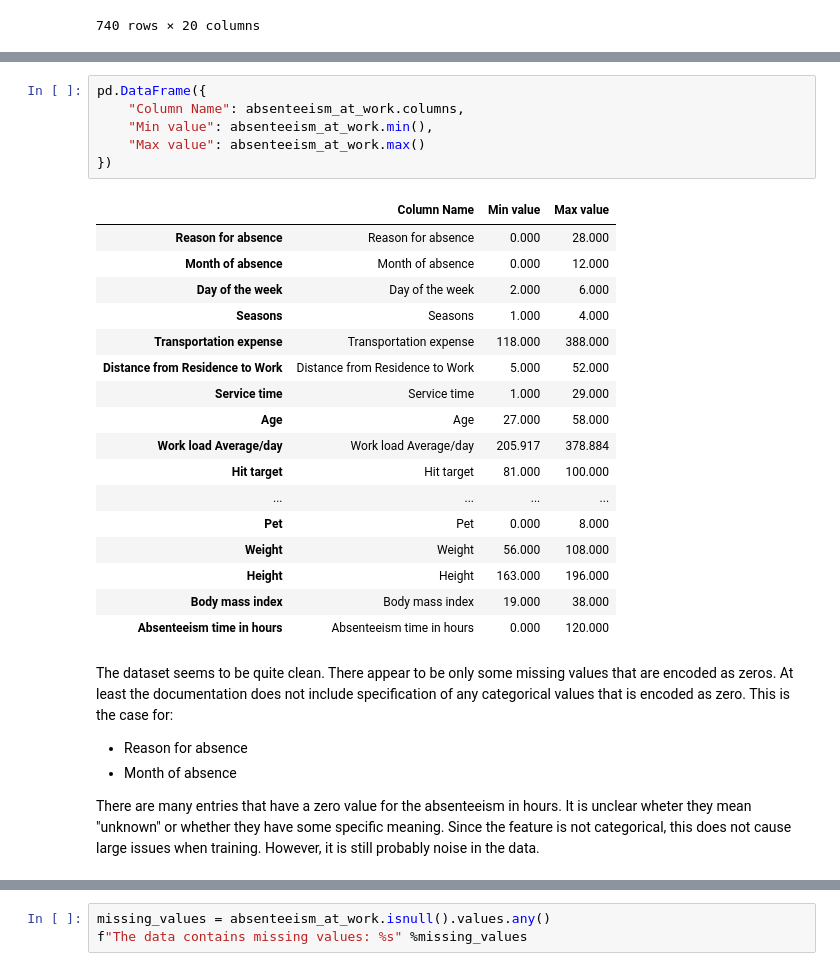
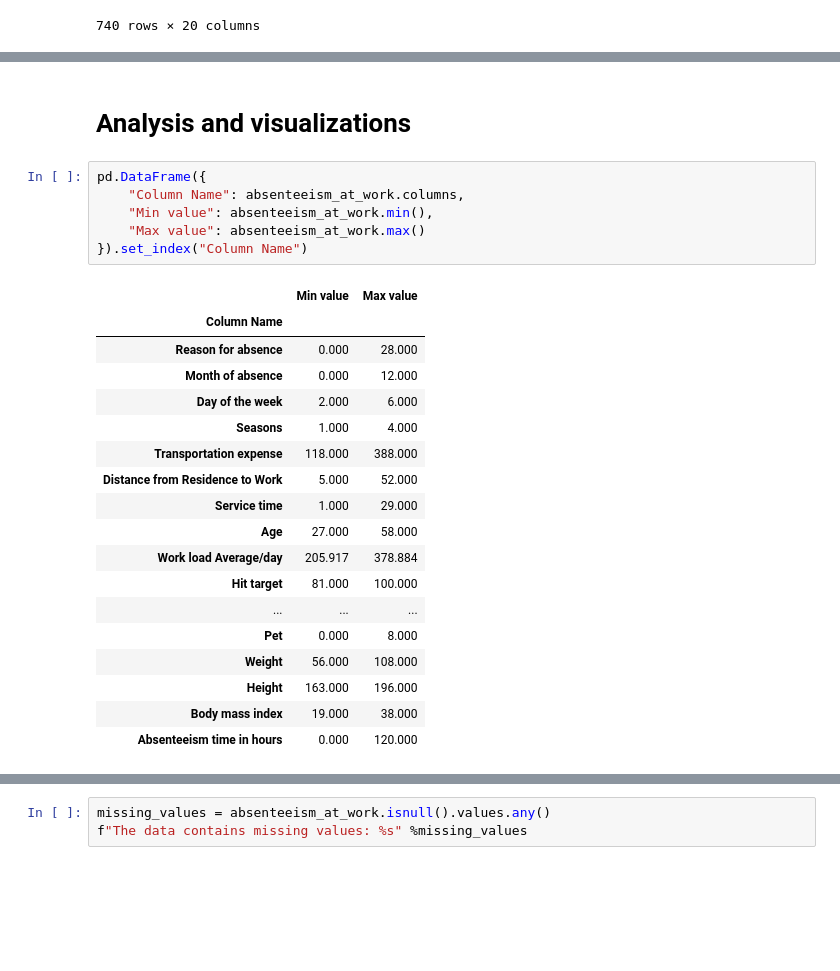
Before and after one commit to tobsel7/course-machine-learning-tuvienna, a Jupyter notebook: src/exercise1/absenteeism-at-work.ipynb, the cells around one changed output, grey strips where cells are left out. Drawn from its saved outputs; the diff is of its cells as text; blank space fills up the shorter version.

```diff
--- a/src/exercise1/absenteeism-at-work.ipynb
+++ b/src/exercise1/absenteeism-at-work.ipynb
@@ -106,31 +108,27 @@ absence_reason_mapping = {
+# %% [markdown]
+# Analysis and visualizations
 # %%
 pd.DataFrame({
     "Column Name": absenteeism_at_work.columns,
     "Min value": absenteeism_at_work.min(),
     "Max value": absenteeism_at_work.max()
-})
+}).set_index("Column Name")
 # %% [output]
-|  | Column Name | Min value | Max value |
-| Reason for absence | Reason for absence | 0.000 | 28.000 |
-| Month of absence | Month of absence | 0.000 | 12.000 |
-| Day of the week | Day of the week | 2.000 | 6.000 |
-| Seasons | Seasons | 1.000 | 4.000 |
-| Transportation expense | Transportation expense | 118.000 | 388.000 |
-| Distance from Residence to Work | Distance from Residence to Work | 5.000 | 52.000 |
-| Service time | Service time | 1.000 | 29.000 |
-| Age | Age | 27.000 | 58.000 |
-| Work load Average/day | Work load Average/day | 205.917 | 378.884 |
-| Hit target | Hit target | 81.000 | 100.000 |
-| ... | ... | ... | ... |
-| Pet | Pet | 0.000 | 8.000 |
-| Weight | Weight | 56.000 | 108.000 |
-| Height | Height | 163.000 | 196.000 |
-| Body mass index | Body mass index | 19.000 | 38.000 |
-| Absenteeism time in hours | Absenteeism time in hours | 0.000 | 120.000 |
+|  | Min value | Max value |
+| Column Name |  |  |
+| Reason for absence | 0.000 | 28.000 |
+| Month of absence | 0.000 | 12.000 |
+| Day of the week | 2.000 | 6.000 |
+| Seasons | 1.000 | 4.000 |
+| Transportation expense | 118.000 | 388.000 |
+| Distance from Residence to Work | 5.000 | 52.000 |
+| Service time | 1.000 | 29.000 |
+| Age | 27.000 | 58.000 |
+| Work load Average/day | 205.917 | 378.884 |
+| Hit target | 81.000 | 100.000 |
+| ... | ... | ... |
+| Pet | 0.000 | 8.000 |
+| Weight | 56.000 | 108.000 |
+| Height | 163.000 | 196.000 |
+| Body mass index | 19.000 | 38.000 |
+| Absenteeism time in hours | 0.000 | 120.000 |
-# %% [markdown]
-The dataset seems to be quite clean. There appear to be only some missing values that are encoded as zeros. At least the documentation does not include specification of any categorical values that is encoded as zero.
-This is the case for:
-- Reason for absence
-- Month of absence
-
-There are many entries that have a zero value for the absenteeism in hours. It is unclear wheter they mean "unknown" or whether they have some specific meaning. Since the feature is not categorical, this does not cause large issues when training. However, it is still probably noise in the data.
```
Also changed, not shown: parts of 31 cells of this notebook.
